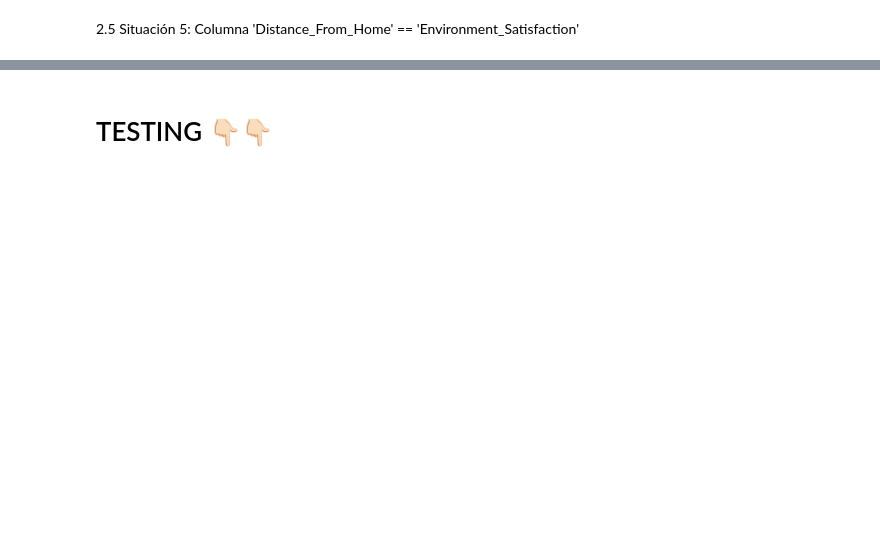
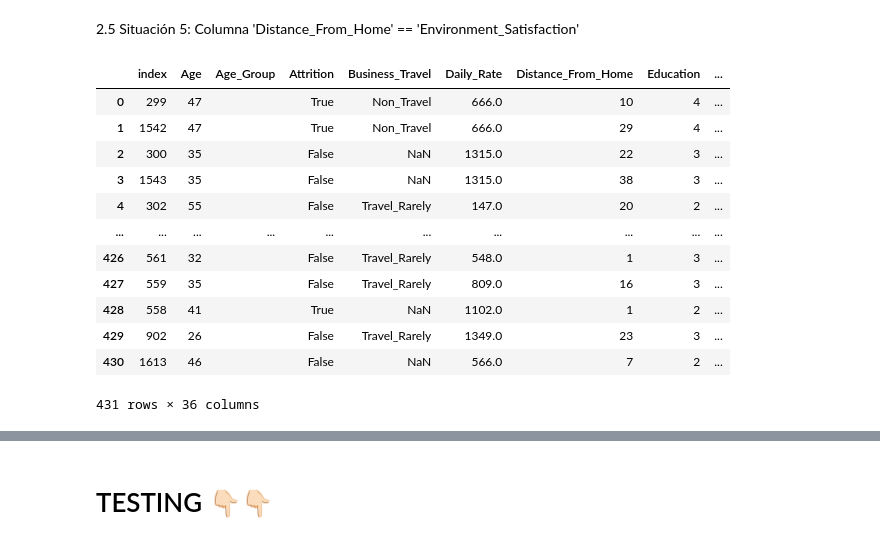
Before and after one commit to nuriancg/project-da-promo-H-module-3-team-1, a Jupyter notebook: Fase2_Nuria.ipynb, the cells around one changed output, grey strips where cells are left out. Cells and saved outputs as stored; diff of their text form; code cells hidden in the pictures; blank space fills up the shorter version.

```diff
--- a/Fase2_Nuria.ipynb
+++ b/Fase2_Nuria.ipynb
@@ -350,2 +385,20 @@ Name: Employee_Number, Length: 1496, dtype: bool
 # %% [markdown]
 2.5 Situación 5: Columna 'Distance_From_Home' == 'Environment_Satisfaction'
+# %%
+df_duplicados_s5_1 = df[df['Employee_Number'].isin(df['Employee_Number'][df['Employee_Number'].duplicated() ])].sort_values('Employee_Number')
+df_duplicados_s5_1.reset_index(inplace=True)
+df_duplicados_s5_1
+# %% [output]
+|  | index | Age | Age_Group | Attrition | Business_Travel | Daily_Rate | Distance_From_Home | Education | ... |
+| 0 | 299 | 47 |  | True | Non_Travel | 666.0 | 10 | 4 | ... |
+| 1 | 1542 | 47 |  | True | Non_Travel | 666.0 | 29 | 4 | ... |
+| 2 | 300 | 35 |  | False | NaN | 1315.0 | 22 | 3 | ... |
+| 3 | 1543 | 35 |  | False | NaN | 1315.0 | 38 | 3 | ... |
+| 4 | 302 | 55 |  | False | Travel_Rarely | 147.0 | 20 | 2 | ... |
+| ... | ... | ... | ... | ... | ... | ... | ... | ... | ... |
+| 426 | 561 | 32 |  | False | Travel_Rarely | 548.0 | 1 | 3 | ... |
+| 427 | 559 | 35 |  | False | Travel_Rarely | 809.0 | 16 | 3 | ... |
+| 428 | 558 | 41 |  | True | NaN | 1102.0 | 1 | 2 | ... |
+| 429 | 902 | 26 |  | False | Travel_Rarely | 1349.0 | 23 | 3 | ... |
+| 430 | 1613 | 46 |  | False | NaN | 566.0 | 7 | 2 | ... |
+431 rows × 36 columns
```
Also changed, not shown: parts of 11 cells of this notebook.
